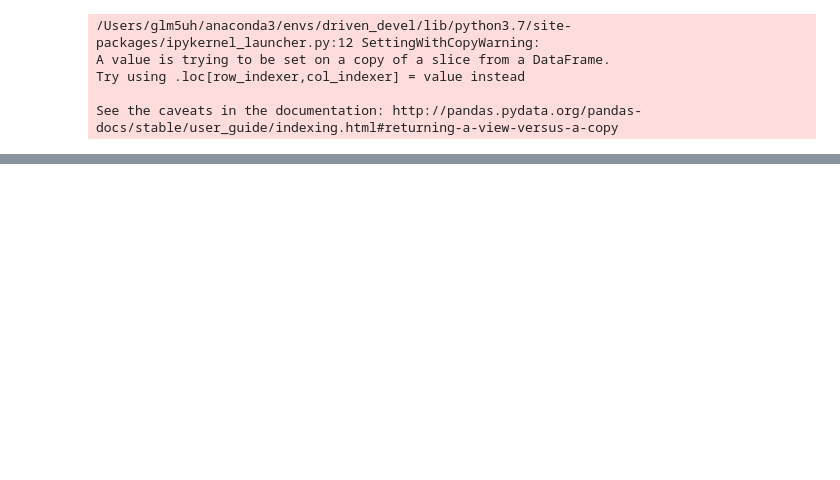
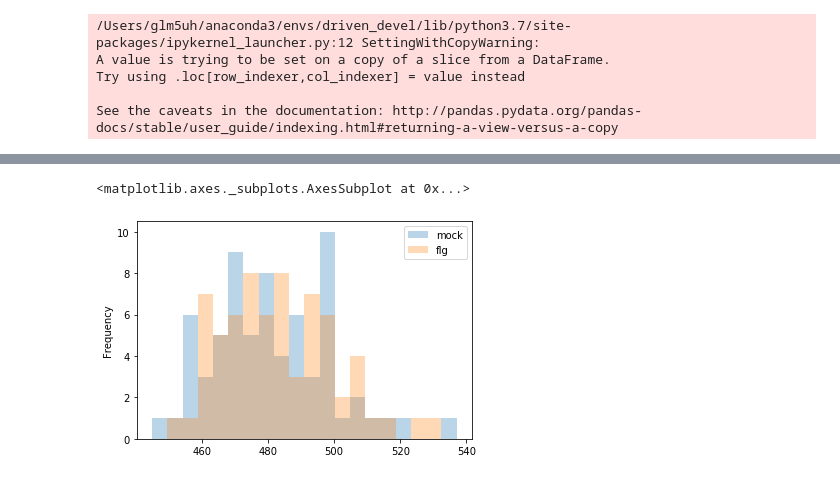
Before and after one commit to gregmedlock/psy_recon, a Jupyter notebook: bin/xomics_to_driven.ipynb, the cells around one changed output, grey strips where cells are left out. Saved outputs shown, nothing was run; the diff lists cells and outputs as text; code cells hidden in the pictures; blank space fills up the shorter version.

Commit message:
finished implementing ensemble GIMME, still need to save output and debug an issue when going >70 models with GLPK hanging

```diff
--- a/bin/xomics_to_driven.ipynb
+++ b/bin/xomics_to_driven.ipynb
@@ -176,0 +200,31 @@ constrain_from_gimme_solution(flg_after_gimme, flg_solution)
+# %%
+# for each gimme solution, get the list of open reactions.
+def get_open_reactions(gimme_solution):
+    open_reactions = []
+    for reaction in gimme_solution.fluxes.keys():
+        if abs(gimme_solution.fluxes[reaction]) > 0:
+            open_reactions.append(reaction)
+    return open_reactions
+
+mock_open_reactions = {}
+flg_open_reactions = {}
+for member_id in mock_solutions.keys():
+    mock_open_reactions[member_id] = get_open_reactions(mock_solutions[member_id])
+    flg_open_reactions[member_id] = get_open_reactions(flg_solutions[member_id])
+# %%
+mock_open_counts = {}
+flg_open_counts = {}
+for member_id in mock_open_reactions.keys():
+    mock_open_counts[member_id] = len(mock_open_reactions[member_id])
+    flg_open_counts[member_id] = len(flg_open_reactions[member_id])
+# %%
+members_mock = list(mock_open_counts.keys())
+mock_counts_list = [mock_open_counts[member] for member in mock_open_counts.keys()]
+mock_counts_df = pd.DataFrame(mock_counts_list, index = members_mock)
+mock_counts_df.columns = ['mock']
+members_flg = list(flg_open_counts.keys())
+flg_counts_list = [flg_open_counts[member] for member in flg_open_counts.keys()]
+flg_counts_df = pd.DataFrame(flg_counts_list, index = members_flg)
+flg_counts_df.columns = ['flg']
+# %%
+all_open_rxn_counts_df = mock_counts_df.merge(flg_counts_df, left_index=True, right_index=True)
@@ -176,0 +247,6 @@ constrain_from_gimme_solution(flg_after_gimme, flg_solution)
+# %%
+# not a crazy difference in density of open reaction counts.
+all_open_rxn_counts_df.plot.hist(bins=20, alpha = 0.3)
+# %% [output]
+<matplotlib.axes._subplots.AxesSubplot at 0x...>
+[figure, added]
```
Also changed, not shown: parts of 18 cells of this notebook.
